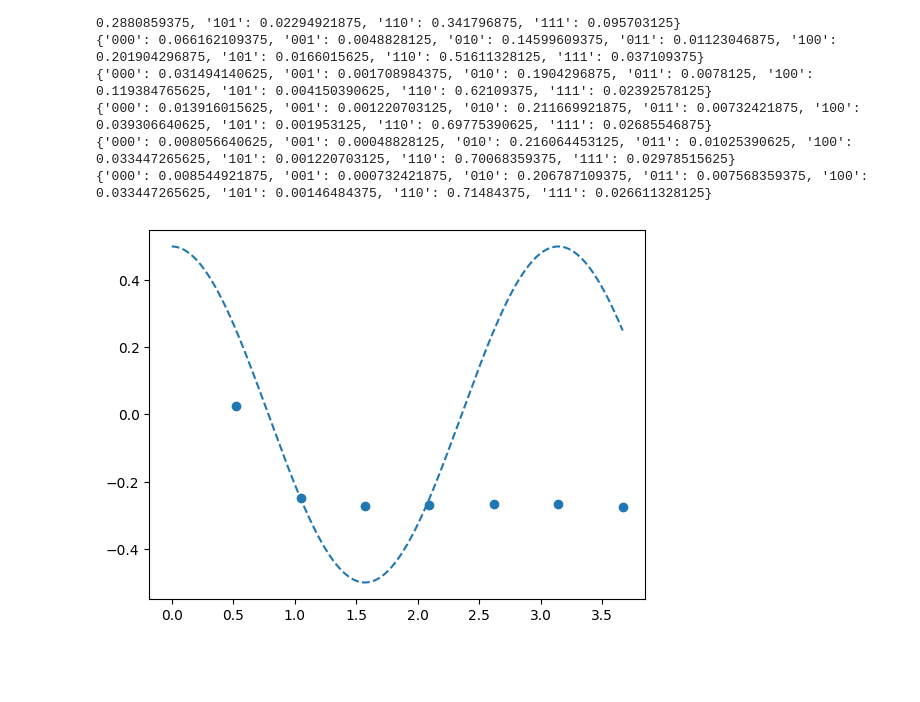
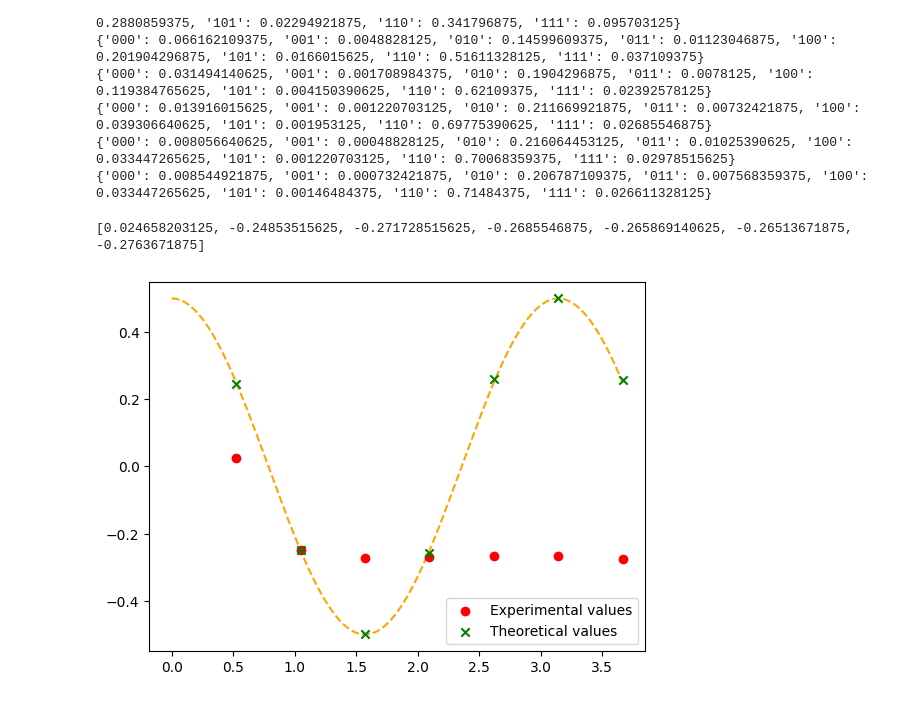
Before and after one commit to JessicaJohnBritto/QOSF_Cohort6, a Jupyter notebook: Results_from_paper/OQC Lucy results/collisional_braket.ipynb, the cells around one changed output. Cells and saved outputs as stored; diff of their text form; code cells hidden in the pictures; blank space fills up the shorter version.

Commit message:
mre results (also bad)

```diff
--- a/Results_from_paper/OQC Lucy results/collisional_braket.ipynb
+++ b/Results_from_paper/OQC Lucy results/collisional_braket.ipynb
@@ -172,6 +172,8 @@ for circ in circs_list[21:28]:
 print(jobs_7)
 # %% [markdown]
 <h2>Analysis:</h2>
+# %%
+jobs_1f = ['aws_oqc_lucy-contactmainakroy-qjob-z78iwzwxipztabihw246', 'aws_oqc_lucy-contactmainakroy-qjob-v20cof8q2ei2tfovthxp', 'aws_oqc_lucy-contactmainakroy-qjob-9g6vstlbnrv6b4n0kvnu', 'aws_oqc_lucy-contactmainakroy-qjob-c2yfztj9thrrs3whs1td', 'aws_oqc_lucy-contactmainakroy-qjob-ve6pieye6f4vzu6ti3e1', 'aws_oqc_lucy-contactmainakroy-qjob-kq6o7cgafkhxmqkkhppb', 'aws_oqc_lucy-contactmainakroy-qjob-y7vbmceleffe3h1wcfj2']
 # %%
-res_1 = [job_wrapper(jobid).result()._result for jobid in jobs_1]
+res_1 = [job_wrapper(jobid).result()._result for jobid in jobs_1f]
 # %%
@@ -216,9 +218,13 @@ for result in res_1:
 {'000': 0.008056640625, '001': 0.00048828125, '010': 0.216064453125, '011': 0.01025390625, '100': 0.033447265625, '101': 0.001220703125, '110': 0.70068359375, '111': 0.02978515625}
 {'000': 0.008544921875, '001': 0.000732421875, '010': 0.206787109375, '011': 0.007568359375, '100': 0.033447265625, '101': 0.00146484375, '110': 0.71484375, '111': 0.026611328125}
 # %%
-plt.scatter(t,out_1)
+plt.scatter(t,out_1,c='red',label='Experimental values',zorder=1)
+plt.scatter(t,res,marker='x',c='green',label='Theoretical values',zorder=2)
+print(out_1)
 sim_t = np.linspace(0,t[-1],num=1000)
-plt.plot(sim_t,corrfunc(sim_t),linestyle='--')
+plt.plot(sim_t,corrfunc(sim_t),linestyle='--',c='orange',zorder=0)
+plt.legend()
 plt.show()
 # %% [output]
+[0.024658203125, -0.24853515625, -0.271728515625, -0.2685546875, -0.265869140625, -0.26513671875, -0.2763671875]
-[figure, old version]
+[figure, new version]
```
Also changed, not shown: parts of 3 cells of this notebook, 4 other files.
